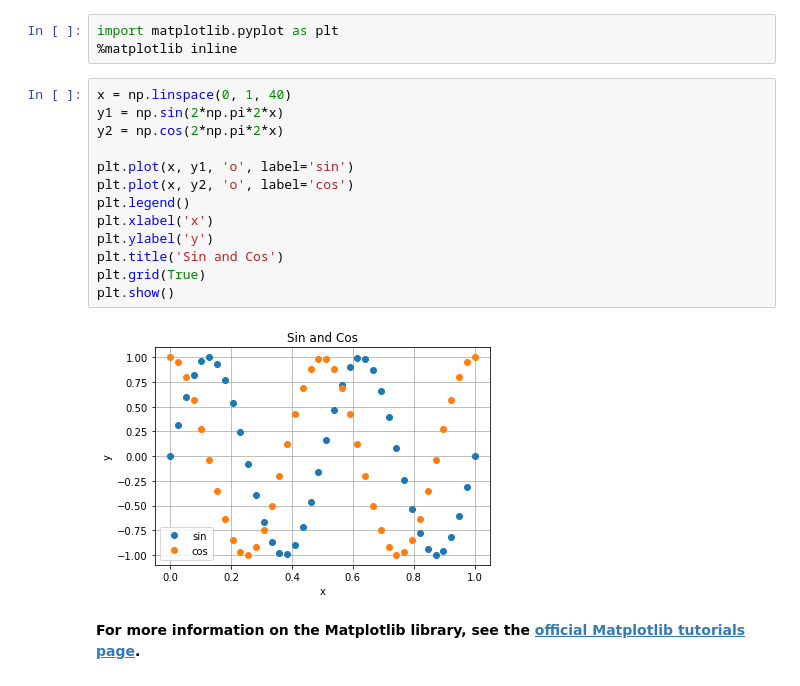
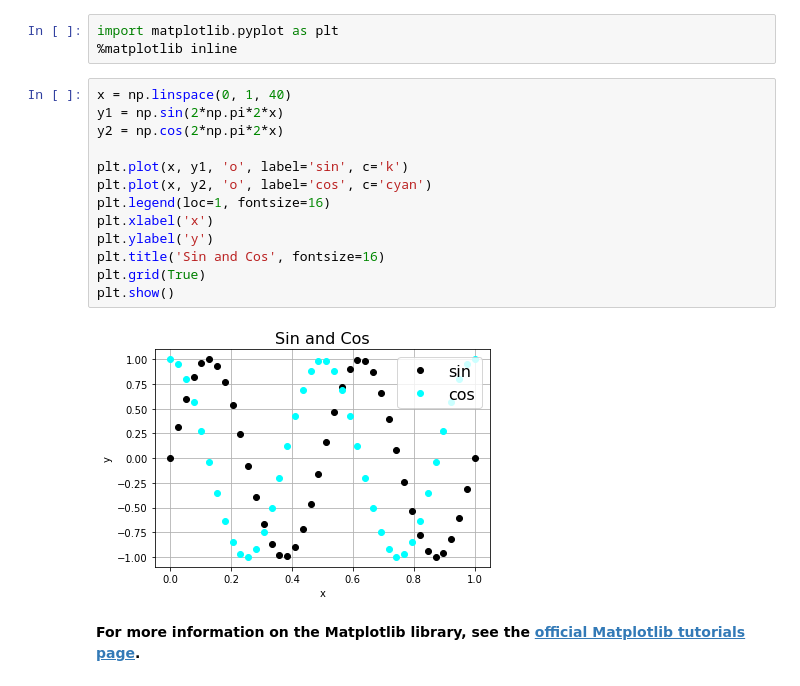
Before and after one commit to ladisk/sdPy, a Jupyter notebook: Part 1 - Open-source Python tools for structural dynamics.ipynb, the cells around one changed output. Drawn from its saved outputs; the diff is of its cells as text.

```diff
--- a/Part 1 - Open-source Python tools for structural dynamics.ipynb
+++ b/Part 1 - Open-source Python tools for structural dynamics.ipynb
@@ -169,18 +173,18 @@ import matplotlib.pyplot as plt
 # %%
 x = np.linspace(0, 1, 40)
 y1 = np.sin(2*np.pi*2*x)
 y2 = np.cos(2*np.pi*2*x)
 
-plt.plot(x, y1, 'o', label='sin')
-plt.plot(x, y2, 'o', label='cos')
-plt.legend()
+plt.plot(x, y1, 'o', label='sin', c='k')
+plt.plot(x, y2, 'o', label='cos', c='cyan')
+plt.legend(loc=1, fontsize=16)
 plt.xlabel('x')
 plt.ylabel('y')
-plt.title('Sin and Cos')
+plt.title('Sin and Cos', fontsize=16)
 plt.grid(True)
 plt.show()
 # %% [output]
-[figure, old version]
+[figure, new version]
 # %% [markdown]
 **For more information on the Matplotlib library, see the [official Matplotlib tutorials page](https://matplotlib.org/tutorials/index.html).**
 # %% [markdown]
```
Also changed, not shown: parts of 14 cells of this notebook.
